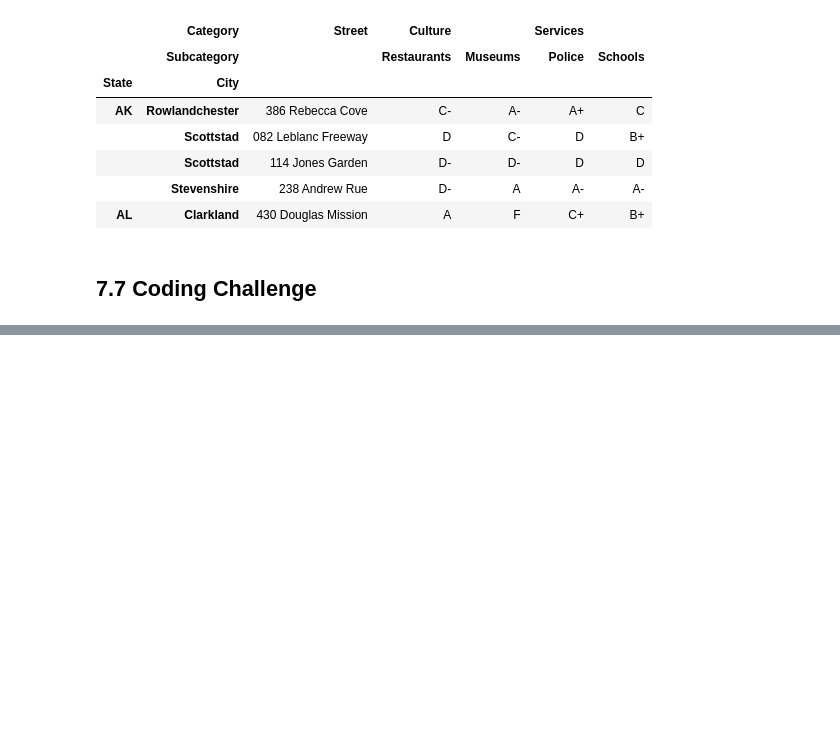
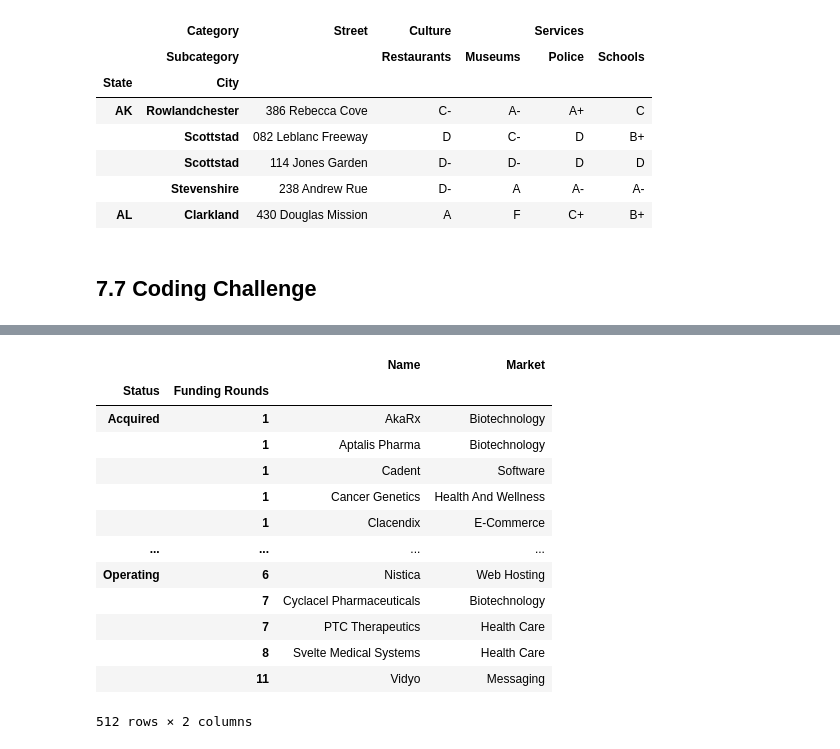
Before and after one commit to rickhall2000/ongoing-learning, a Jupyter notebook: pandas_in_action/ch_7_MultiIndex_DataFrames.ipynb, the cells around one changed output, grey strips where cells are left out. Drawn from its saved outputs; the diff is of its cells as text; code cells hidden in the pictures; blank space fills up the shorter version.

```diff
--- a/pandas_in_action/ch_7_MultiIndex_DataFrames.ipynb
+++ b/pandas_in_action/ch_7_MultiIndex_DataFrames.ipynb
@@ -736,0 +816,17 @@ neighborhoods.set_index(keys=["State", "City"]).head()
+# %%
+investments.xs(key="NJ", level="State")
+# %% [output]
+|  |  | Name | Market |
+| Status | Funding Rounds |  |  |
+| Acquired | 1 | AkaRx | Biotechnology |
+|  | 1 | Aptalis Pharma | Biotechnology |
+|  | 1 | Cadent | Software |
+|  | 1 | Cancer Genetics | Health And Wellness |
+|  | 1 | Clacendix | E-Commerce |
+| ... | ... | ... | ... |
+| Operating | 6 | Nistica | Web Hosting |
+|  | 7 | Cyclacel Pharmaceuticals | Biotechnology |
+|  | 7 | PTC Therapeutics | Health Care |
+|  | 8 | Svelte Medical Systems | Health Care |
+|  | 11 | Vidyo | Messaging |
+512 rows × 2 columns
```
Also changed, not shown: parts of 9 cells of this notebook.
